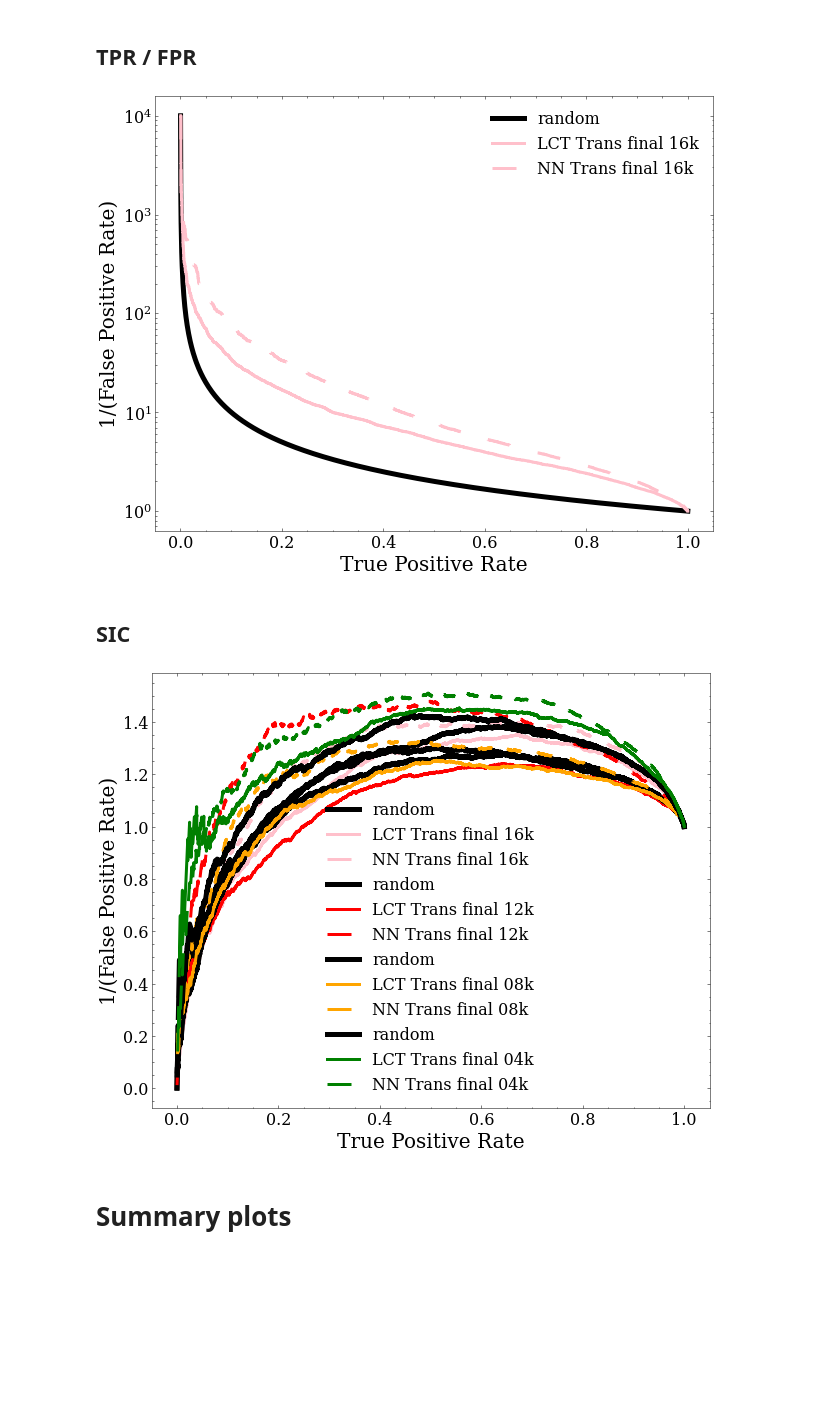
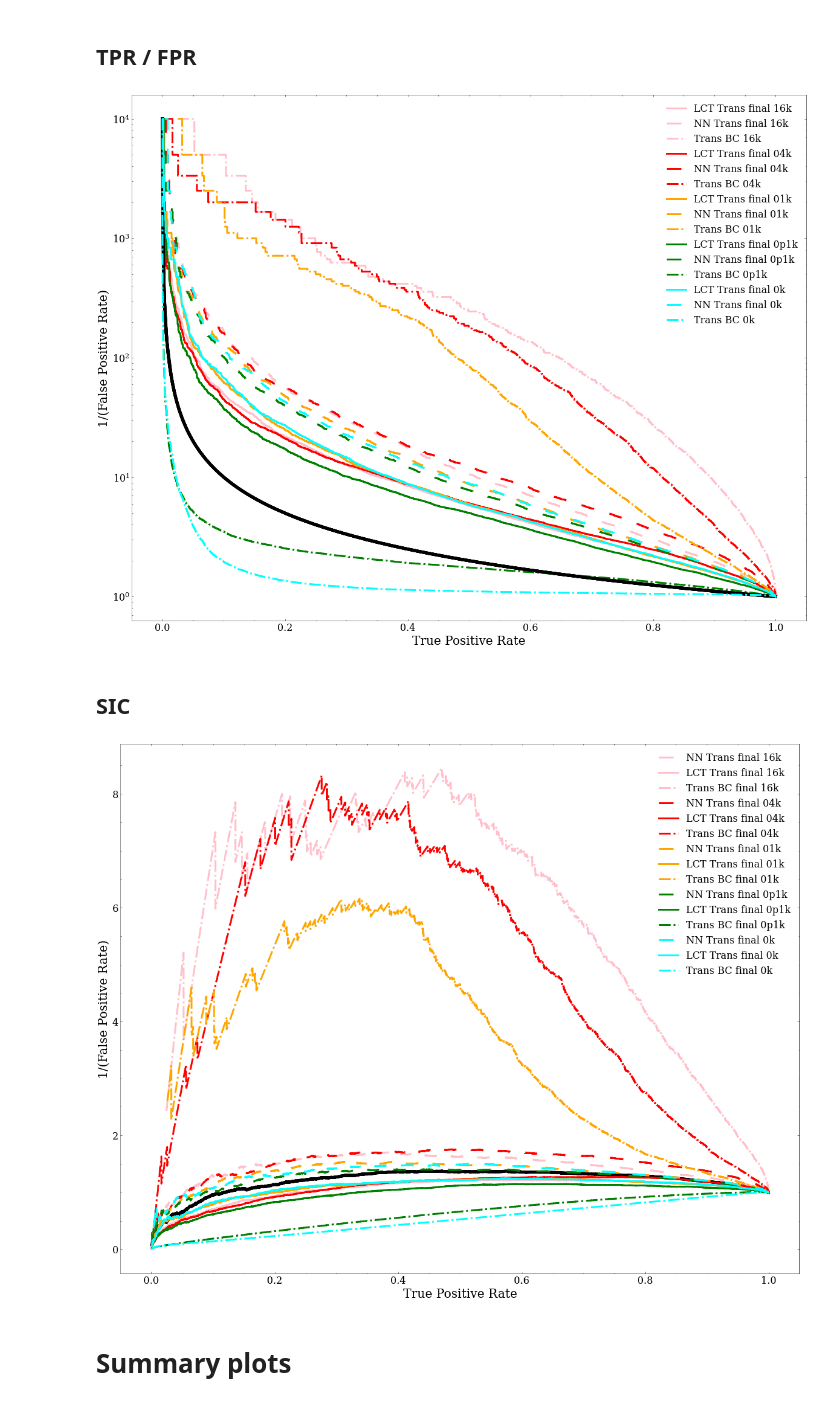
Before and after one commit to rmastand/JetCLR_AD, a Jupyter notebook: scripts/final_plots_AUC_v_SB.ipynb, the cells around one changed output. Saved outputs shown, nothing was run; the diff lists cells and outputs as text; code cells hidden in the pictures; blank space fills up the shorter version.

```diff
--- a/scripts/final_plots_AUC_v_SB.ipynb
+++ b/scripts/final_plots_AUC_v_SB.ipynb
@@ -120,9 +113,9 @@ for exp_id in exp_id_list:
 # %% [markdown]
 ## TPR / FPR
 # %%
-fig = plt.figure(figsize = (10,8))
+fig = plt.figure(figsize = (20,16))
 
-exp_id_list = ["16k"]#, "12k", "08k", "04k", "02k", "01k", "0p5k", "0p2k", "0p1k", "0p04k", "0k"]
+exp_id_list = ["16k", "04k", "01k", "0p1k", "0k"]
 
 colors = ["pink", "red", "orange", "green", "cyan", "blue", "purple", "brown", "grey", "black","C11"]
 #colors = ["blue", "red", "blue", "red", "blue", "red", "blue", "red", "blue","red"]
@@ -134,13 +127,13 @@ for i, exp_id in enumerate(exp_id_list):
     # ALL DIMS
     #"""
     # random
-    plt.plot(lct_tpr_dict[2][exp_id],1.0/lct_tpr_dict[2][exp_id], label = "random", color = "black", linewidth = 5)
+    plt.plot(lct_tpr_dict[2][exp_id],1.0/lct_tpr_dict[2][exp_id], color = "black", linewidth = 5)
 
     #plt.plot(lct_const_rep_tpr_dict[exp_id], 1.0/lct_const_rep_fpr_dict[exp_id], label = "LCT Const. rep "+exp_id, color = colors[i], linestyle = "dotted",  linewidth = l)
     #plt.plot(nn_const_rep_tpr_dict[exp_id], 1.0/nn_const_rep_fpr_dict[exp_id], label = "NN Const. rep "+exp_id, color = colors[i], linestyle = "dashed" , linewidth = l)
     plt.plot(lct_tpr_dict[2][exp_id], 1.0/lct_fpr_dict[2][exp_id], label = "LCT Trans final "+exp_id, color = colors[i], linestyle = "solid",  linewidth = l)
     plt.plot(nn_tpr_dict[2][exp_id], 1.0/nn_fpr_dict[2][exp_id], label = "NN Trans final "+exp_id, color = colors[i], linestyle = (0,(8,10)),  linewidth = l)
-    #plt.plot(trans_BC_tpr_dict[exp_id], 1.0/trans_BC_fpr_dict[exp_id], label = "Trans BC "+exp_id, color = colors[i], linestyle = "dashdot",  linewidth = l)
+    plt.plot(trans_BC_tpr_dict[exp_id], 1.0/trans_BC_fpr_dict[exp_id], label = "Trans BC "+exp_id, color = colors[i], linestyle = "dashdot",  linewidth = l)
     #"""
 
     # ONE DIM
@@ -165,49 +158,49 @@ plt.show()
 ##pp.savefig(fig)
 #pp.close()
 # %% [output]
-[figure, old version]
+[figure, new version]
 # %% [markdown]
 ## SIC
 # %%
-fig = plt.figure(figsize = (10,8))
+fig = plt.figure(figsize = (20,16))
 
-exp_id_list = ["16k", "12k", "08k", "04k"]#, "02k", "01k", "0p5k", "0p2k", "0p1k", "0p04k", "0k"]
-
+exp_id_list = ["16k", "04k", "01k", "0p1k", "0k"]
 colors = ["pink", "red", "orange", "green", "cyan", "blue", "purple", "brown", "grey", "black","C11"]
 #colors = ["blue", "red", "blue", "red", "blue", "red", "blue", "red", "blue","red"]
 
 l = 3
 
 with np.errstate(divide='ignore'):
+    plt.plot(nn_tpr_dict[0][exp_id], nn_tpr_dict[0][exp_id]/np.sqrt(nn_fpr_dict[0][exp_id]), color = "black", linewidth = 5)
 
     for i, exp_id in enumerate(exp_id_list):
 
         # ALL DIMS
         #"""
         # random
-        plt.plot(nn_tpr_dict[0][exp_id], nn_tpr_dict[0][exp_id]/np.sqrt(nn_fpr_dict[0][exp_id]), label = "random", color = "black", linewidth = 5)
 
-        plt.plot(nn_tpr_dict[1][exp_id], nn_tpr_dict[1][exp_id]/np.sqrt(nn_fpr_dict[1][exp_id]), label = "LCT Trans final "+exp_id, color = colors[i], linestyle = "solid",  linewidth = l)
-
+        #plt.plot(nn_tpr_dict[1][exp_id], nn_tpr_dict[1][exp_id]/np.sqrt(nn_fpr_dict[1][exp_id]), label = "LCT Trans final "+exp_id, color = colors[i], linestyle = "solid",  linewidth = l)
         plt.plot(nn_tpr_dict[2][exp_id], nn_tpr_dict[2][exp_id]/np.sqrt(nn_fpr_dict[2][exp_id]), label = "NN Trans final "+exp_id, color = colors[i], linestyle = (0,(8,10)),  linewidth = l)
+        plt.plot(lct_tpr_dict[2][exp_id], lct_tpr_dict[2][exp_id]/np.sqrt(lct_fpr_dict[2][exp_id]), label = "LCT Trans final "+exp_id, color = colors[i], linestyle = "solid",  linewidth = l)
+        plt.plot(trans_BC_tpr_dict[exp_id], trans_BC_tpr_dict[exp_id]/np.sqrt(trans_BC_fpr_dict[exp_id]), label = "Trans BC final "+exp_id, color = colors[i], linestyle = "dashdot",  linewidth = l)
 
         #"""
 
 
 
 #plt.yscale("log")
 plt.xlabel("True Positive Rate")
 plt.ylabel("1/(False Positive Rate)")
 plt.legend()
 plt.show()
 
 
 #img_name = "fpr.pdf"
 #pp = PdfPages(img_name)
 ##pp.savefig(fig)
 #pp.close()
 # %% [output]
-[figure, old version]
+[figure, new version]
 # %% [markdown]
 # Summary plots
 # %% [markdown]
```
Also changed, not shown: parts of 6 cells of this notebook, 10 other files.
